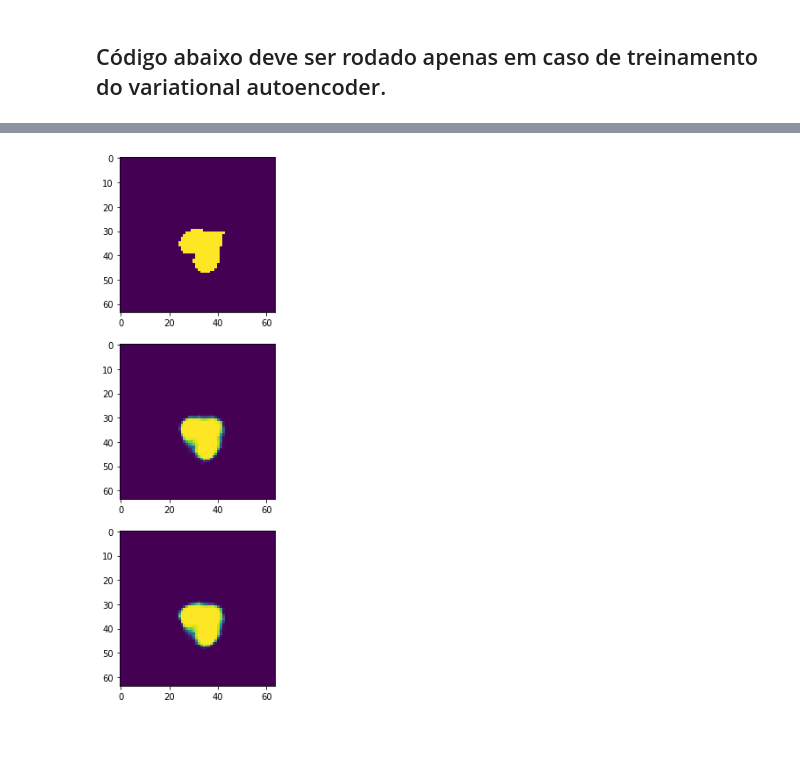
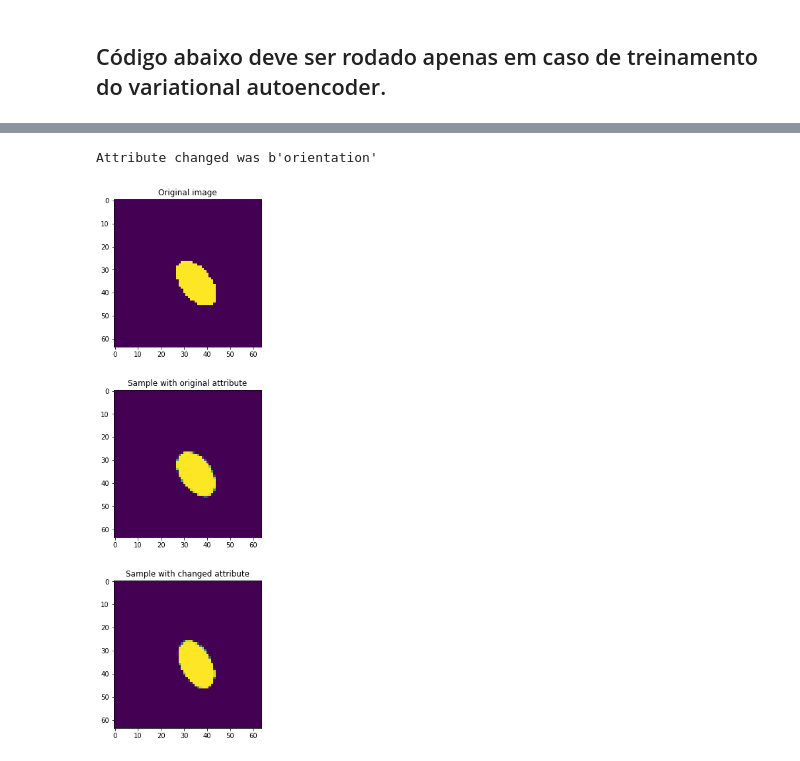
Before and after one commit to GiovaniValdrighi/inferencia_causal, a Jupyter notebook: vae.ipynb, the cells around one changed output, grey strips where cells are left out. Drawn from its saved outputs; the diff is of its cells as text; code cells hidden in the pictures; blank space fills up the shorter version.

Commit message:
finished visualization functions and changed scm a little

```diff
--- a/vae.ipynb
+++ b/vae.ipynb
@@ -326,4 +368,5 @@ run_img_vae(imgs[get_img_att(1, 2, 5, 15, 20, 20)], latents_classes[get_img_att(
 # %%
-run_img_vae(imgs[get_img_att(1, 3, 6, 15, 20, 20)], latents_classes[get_img_att(1, 3, 6, 15, 20, 20)], num = 3)
+change_attribute(imgs[ind_from_att(1, 2, 5, 15, 20, 20)], latents_classes[ind_from_att(1, 2, 5, 15, 20, 20)], attribute = 3)
 # %% [output]
+Attribute changed was b'orientation'
-[figure, old version]
+[figure, new version]
```
Also changed, not shown: parts of 14 cells of this notebook.
